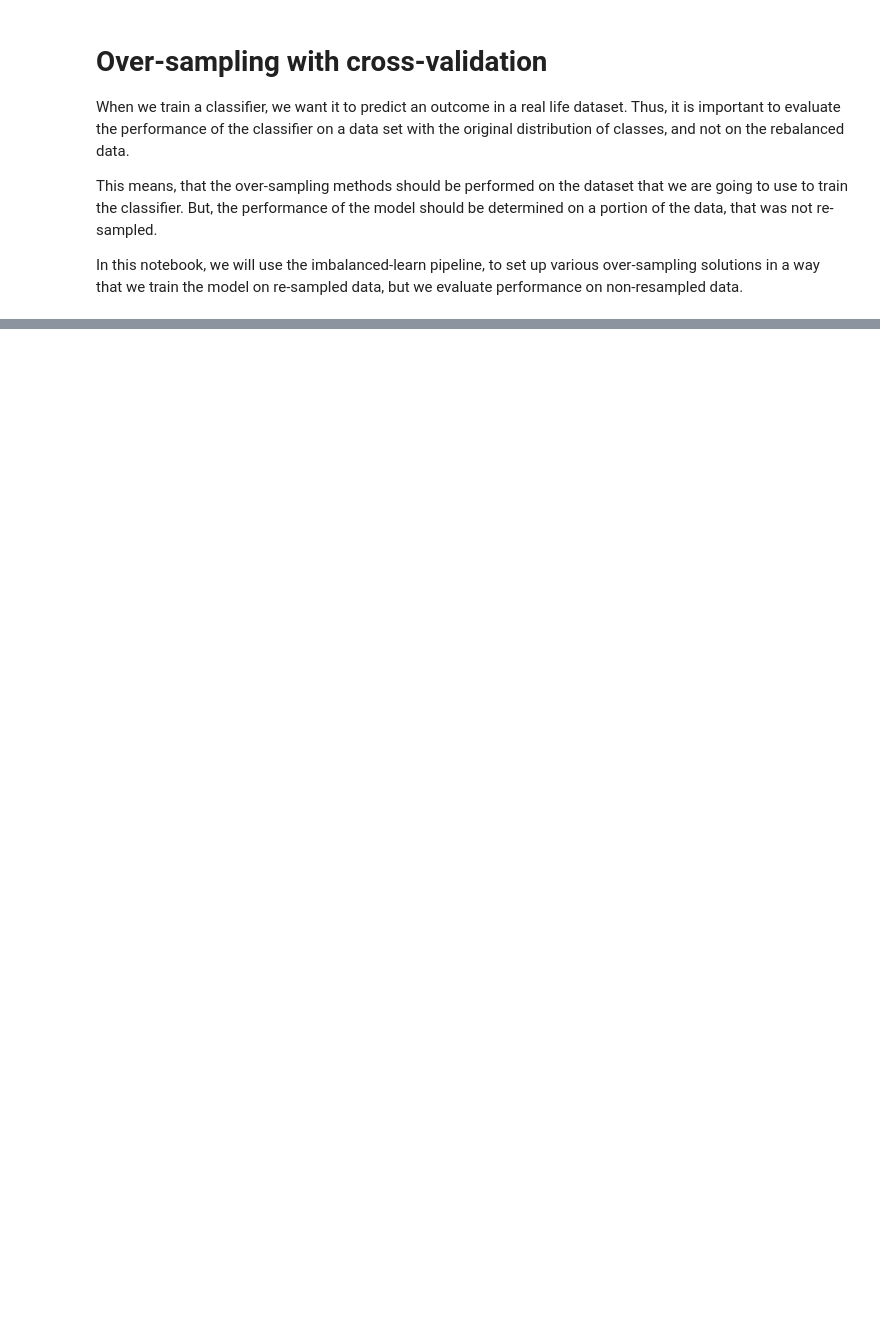
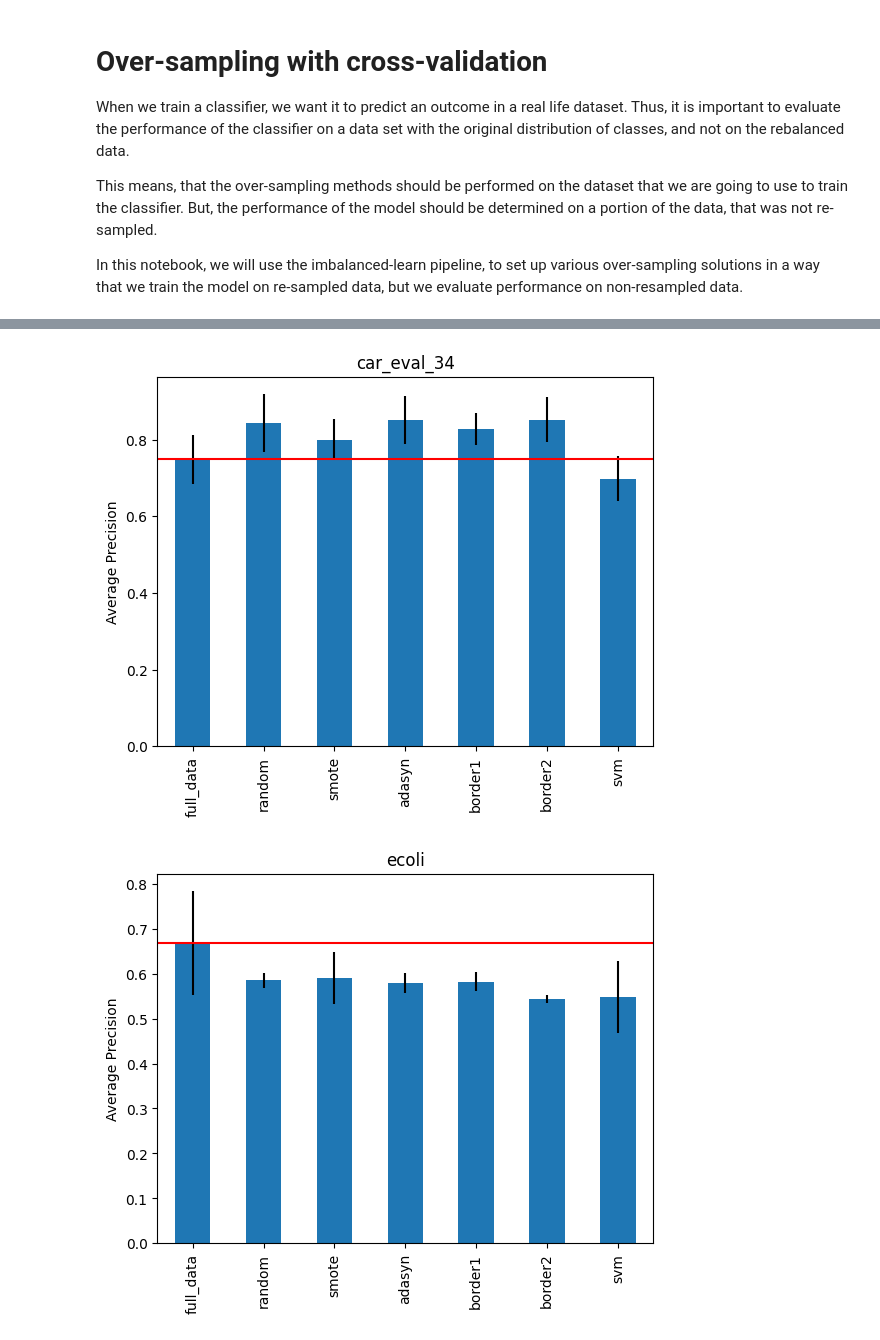
Before and after one commit to MiaHenstridge/machine_learning_with_imbalanced_data, a Jupyter notebook: 05_oversampling/11_setting_up_a_classifier_with_oversampling.ipynb, the cells around one changed output, grey strips where cells are left out. Drawn from its saved outputs; the diff is of its cells as text; code cells hidden in the pictures; blank space fills up the shorter version.

```diff
--- a/05_oversampling/11_setting_up_a_classifier_with_oversampling.ipynb
+++ b/05_oversampling/11_setting_up_a_classifier_with_oversampling.ipynb
@@ -67,3 +69,18 @@ oversampler_dict = {
         m_neighbors=10,
         svm_estimator=SVC(kernel='linear')),
 }
+# %%
+dataset_ls = [
+    'car_eval_34',
+    'ecoli',
+    'thyroid_sick',
+    'arrhythmia',
+    'ozone_level'
+]
+# %%
+# print class imbalance
+for dataset in dataset_ls:
+    data = fetch_datasets()[dataset]
+    print(dataset)
+    print(Counter(data.target))
+    print()
@@ -69,0 +222,18 @@ oversampler_dict = {
+# %%
+# Now we plot the performance of the model in the
+# left out fold, that was not resampled, from the X_train
+
+for dataset in dataset_ls:
+
+    pr_mean_s = pd.Series(pr_mean_dict[dataset])
+    pr_std_s = pd.Series(pr_std_dict[dataset])
+
+    pr_mean_s.plot.bar(yerr=[pr_std_s, pr_std_s]
+        )
+    plt.title(dataset)
+    plt.ylabel('Average Precision')
+    plt.axhline(pr_mean_dict[dataset]['full_data'], color='r')
+    plt.show()
+# %% [output]
+[figure, added]
+[figure, added]
```
Also changed, not shown: parts of 6 cells of this notebook.
